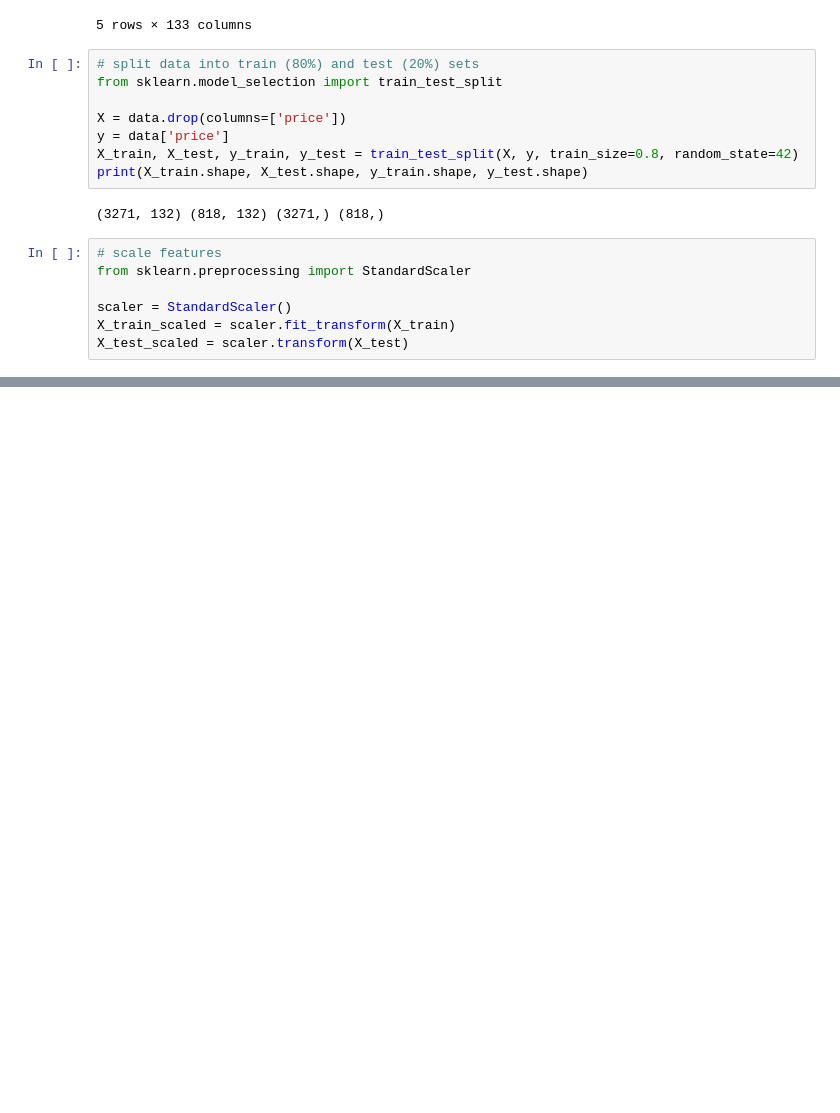
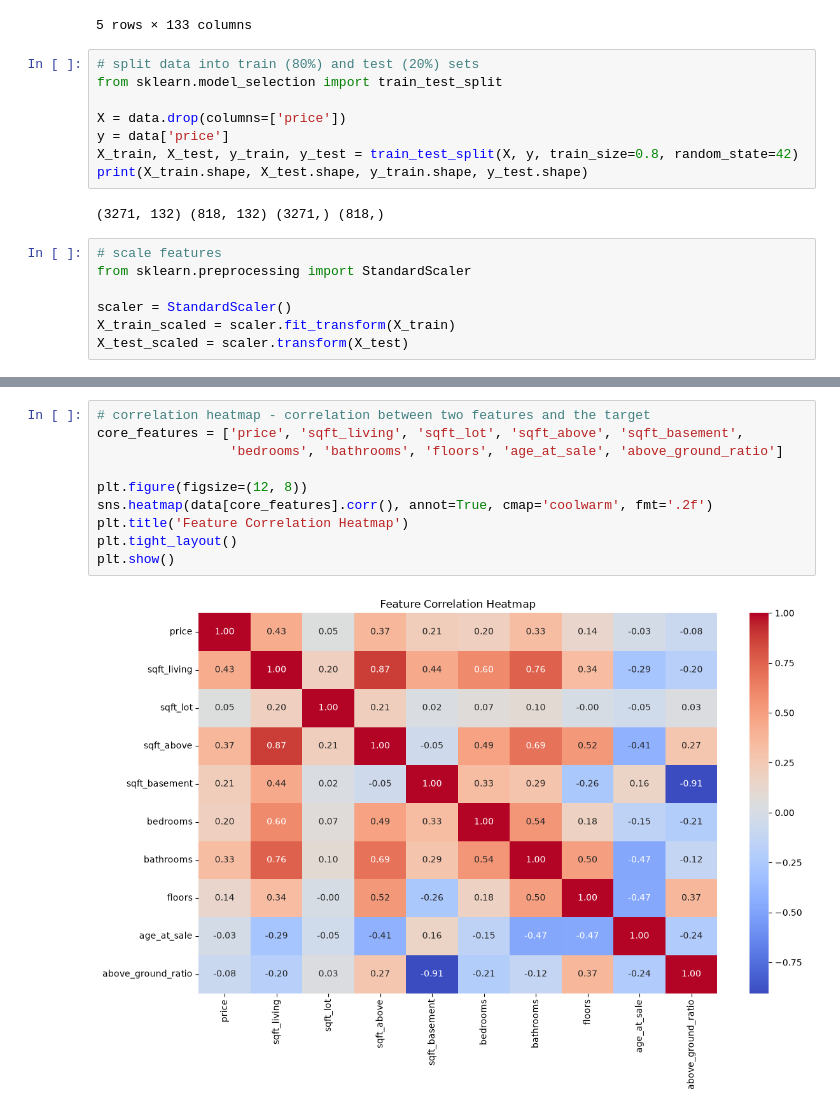
Before and after one commit to adp0419/house-price-analysis, a Jupyter notebook: main.ipynb, the cells around one changed output, grey strips where cells are left out. Saved outputs shown, nothing was run; the diff lists cells and outputs as text; blank space fills up the shorter version.

```diff
--- a/main.ipynb
+++ b/main.ipynb
@@ -225,0 +276,12 @@ model.fit(X_train_scaled, y_train)
+# %%
+# correlation heatmap - correlation between two features and the target
+core_features = ['price', 'sqft_living', 'sqft_lot', 'sqft_above', 'sqft_basement',
+                 'bedrooms', 'bathrooms', 'floors', 'age_at_sale', 'above_ground_ratio']
+
+plt.figure(figsize=(12, 8))
+sns.heatmap(data[core_features].corr(), annot=True, cmap='coolwarm', fmt='.2f')
+plt.title('Feature Correlation Heatmap')
+plt.tight_layout()
+plt.show()
+# %% [output]
+[figure, added]
```
Also changed, not shown: parts of 6 cells of this notebook.
